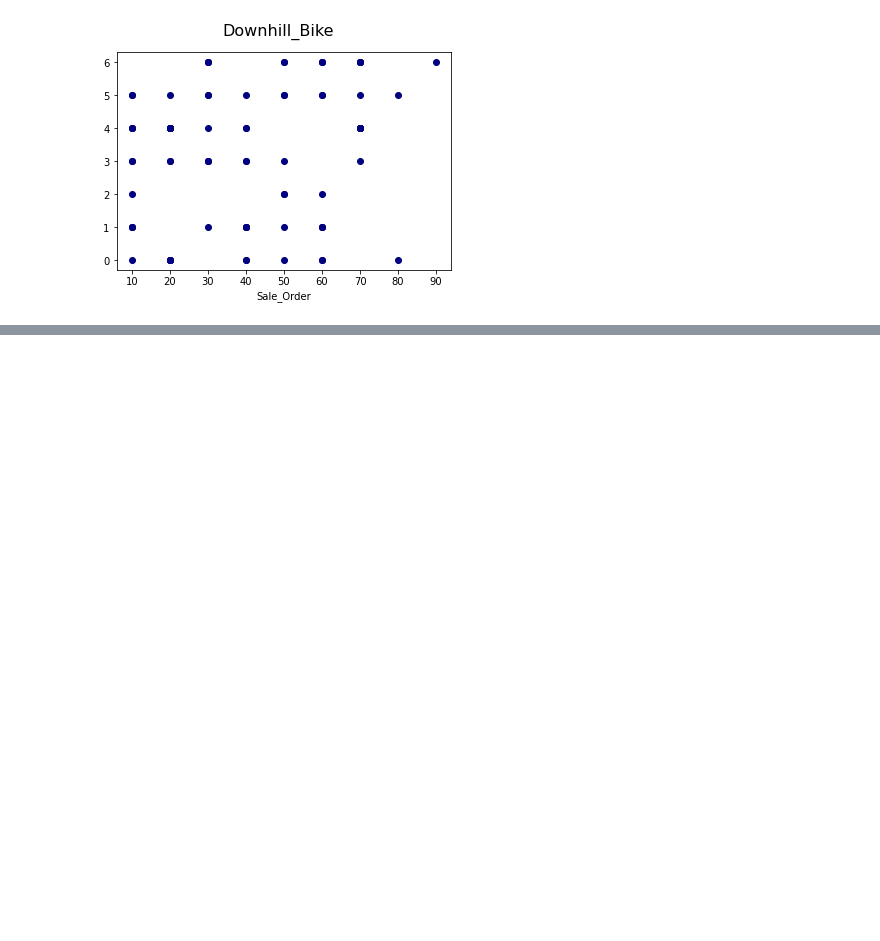
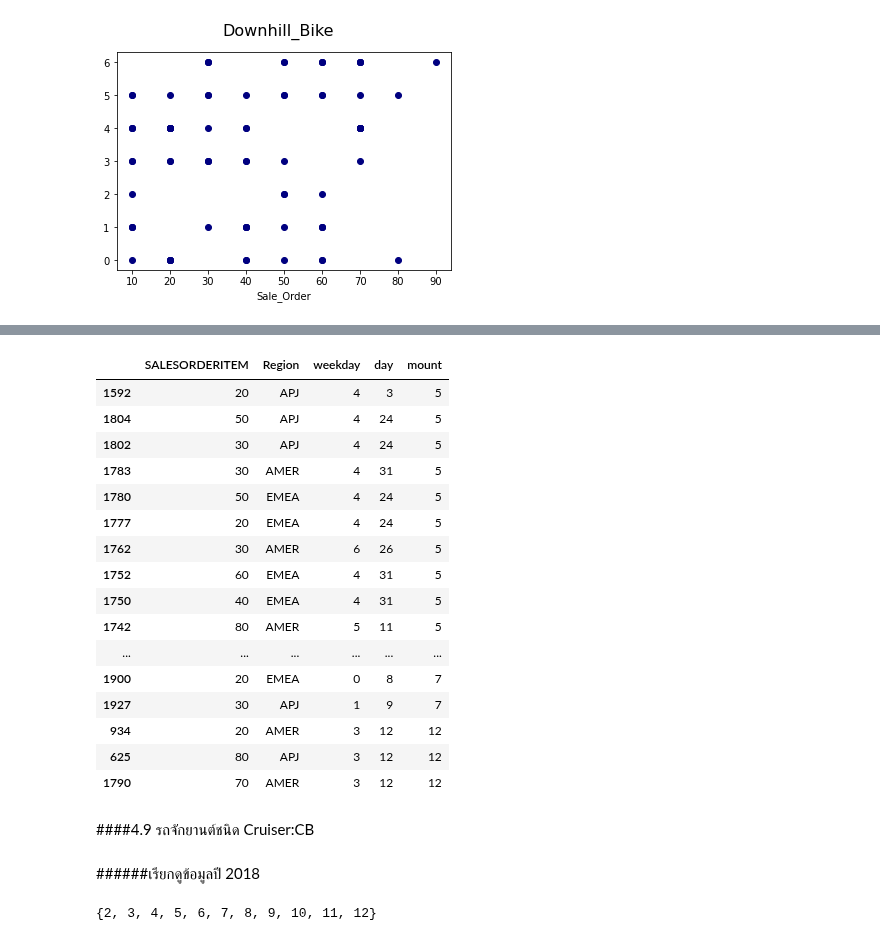
Before and after one commit to nicha0524/DPDM2021, a Jupyter notebook: Untitled11.ipynb, the cells around one changed output, grey strips where cells are left out. Drawn from its saved outputs; the diff is of its cells as text; code cells hidden in the pictures; blank space fills up the shorter version.

```diff
--- a/Untitled11.ipynb
+++ b/Untitled11.ipynb
@@ -861,0 +954,22 @@ plt.show()
+# %%
+EB_2019[(EB_2019['mount']>=5)&(EB_2019['mount']<=12)].sort_values(by='mount').iloc[:,[1,14,16,17,18]]
+# %% [output]
+|  | SALESORDERITEM | Region | weekday | day | mount |
+| 1592 | 20 | APJ | 4 | 3 | 5 |
+| 1804 | 50 | APJ | 4 | 24 | 5 |
+| 1802 | 30 | APJ | 4 | 24 | 5 |
+| 1783 | 30 | AMER | 4 | 31 | 5 |
+| 1780 | 50 | EMEA | 4 | 24 | 5 |
+| 1777 | 20 | EMEA | 4 | 24 | 5 |
+| 1762 | 30 | AMER | 6 | 26 | 5 |
+| 1752 | 60 | EMEA | 4 | 31 | 5 |
+| 1750 | 40 | EMEA | 4 | 31 | 5 |
+| 1742 | 80 | AMER | 5 | 11 | 5 |
+| ... | ... | ... | ... | ... | ... |
+| 1900 | 20 | EMEA | 0 | 8 | 7 |
+| 1927 | 30 | APJ | 1 | 9 | 7 |
+| 934 | 20 | AMER | 3 | 12 | 12 |
+| 625 | 80 | APJ | 3 | 12 | 12 |
+| 1790 | 70 | AMER | 3 | 12 | 12 |
+# %% [markdown]
+####4.9 รถจักยานต์ชนิด Cruiser:CB
@@ -861,0 +978,2 @@ plt.show()
+# %% [markdown]
+######เรียกดูข้อมูลปี 2018
@@ -861,0 +982,4 @@ plt.show()
+# %%
+set(CB_2018['mount'])
+# %% [output]
+{2, 3, 4, 5, 6, 7, 8, 9, 10, 11, 12}
```
Also changed, not shown: parts of 33 cells of this notebook.
